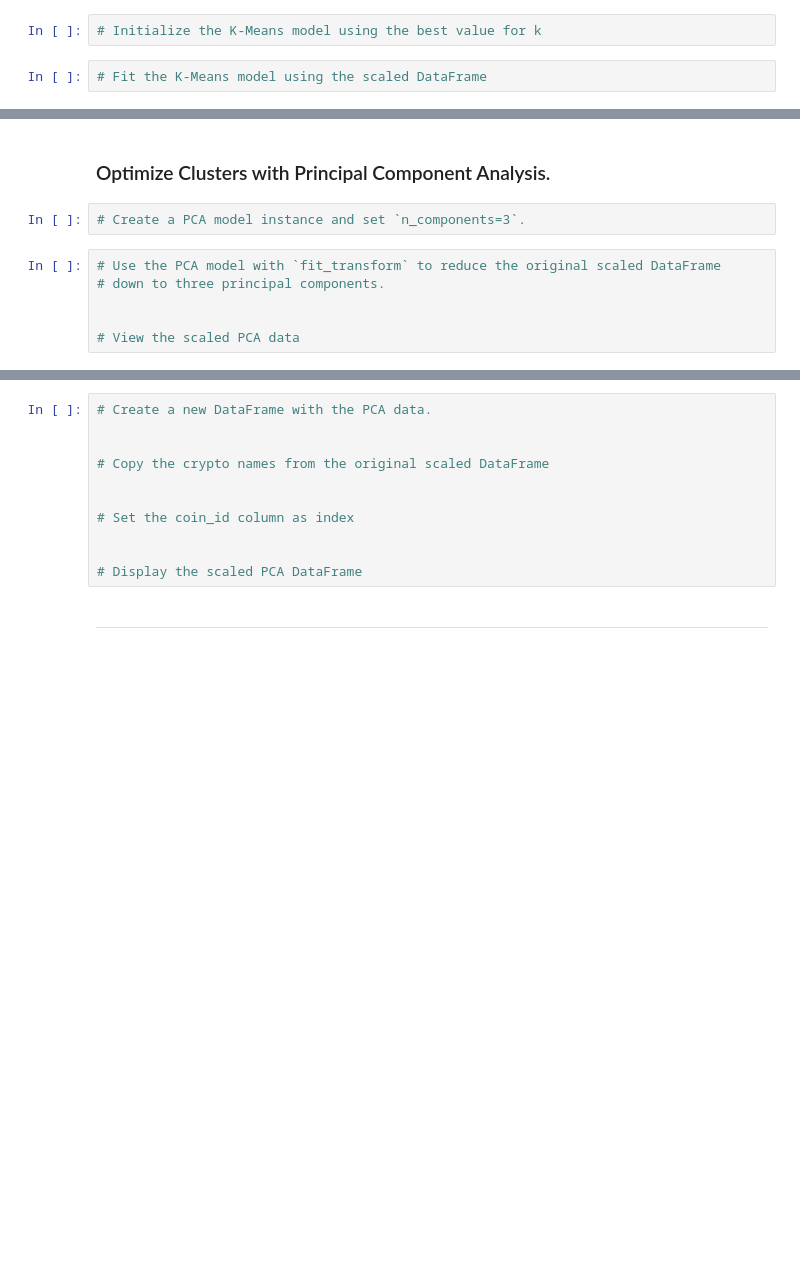
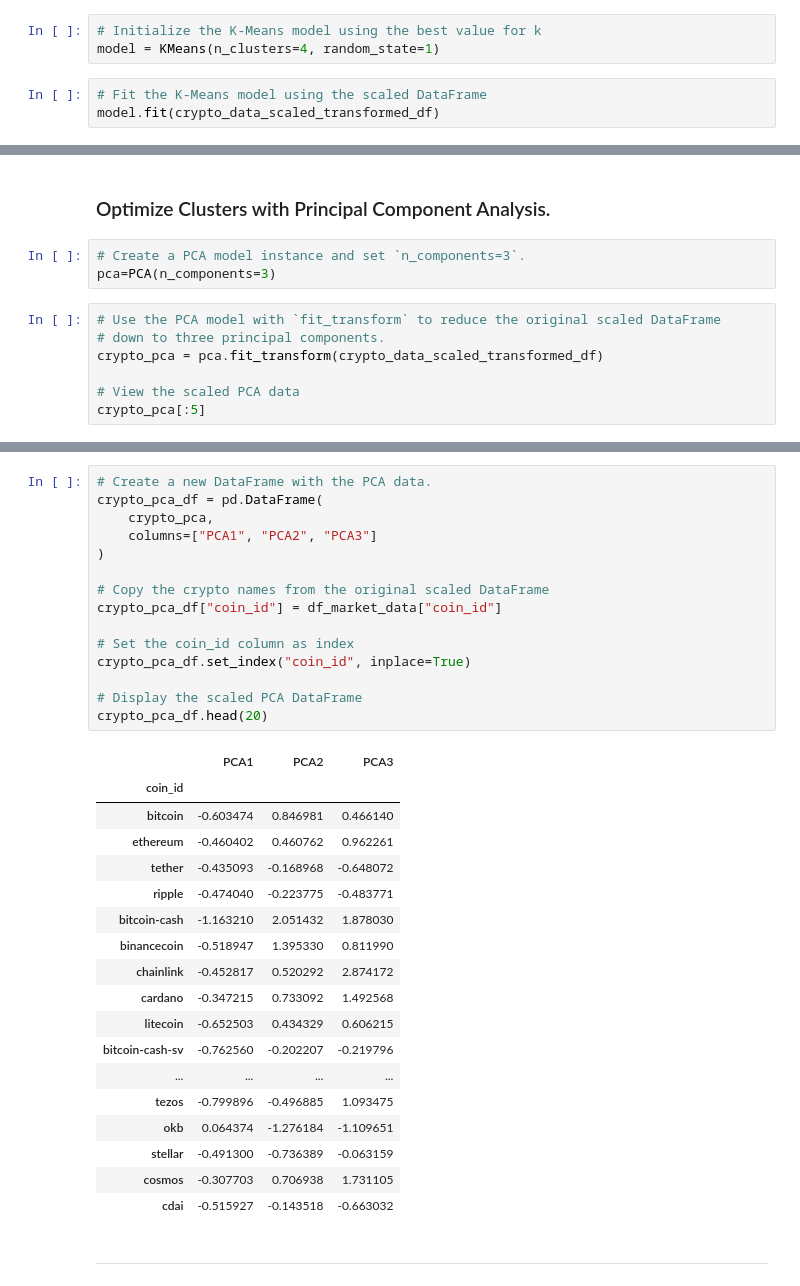
Before and after one commit to mascee/CryptoClustering, a Jupyter notebook: Crypto_Clustering.ipynb, the cells around one changed output, grey strips where cells are left out. Saved outputs shown, nothing was run; the diff lists cells and outputs as text; blank space fills up the shorter version.

```diff
--- a/Crypto_Clustering.ipynb
+++ b/Crypto_Clustering.ipynb
@@ -113,5 +148,7 @@ crypto_data_transformed_df = pd.DataFrame(crypto_data_scaled)
 ### Cluster Cryptocurrencies with K-means Using the Original Scaled DataFrame
 # %%
 # Initialize the K-Means model using the best value for k
+model = KMeans(n_clusters=4, random_state=1)
 # %%
 # Fit the K-Means model using the scaled DataFrame
+model.fit(crypto_data_scaled_transformed_df)
@@ -139,9 +200,11 @@ crypto_data_transformed_df = pd.DataFrame(crypto_data_scaled)
 ### Optimize Clusters with Principal Component Analysis.
 # %%
 # Create a PCA model instance and set `n_components=3`.
+pca=PCA(n_components=3)
 # %%
 # Use the PCA model with `fit_transform` to reduce the original scaled DataFrame
 # down to three principal components.
-
+crypto_pca = pca.fit_transform(crypto_data_scaled_transformed_df)
 
 # View the scaled PCA data
+crypto_pca[:5]
@@ -157,14 +233,37 @@ crypto_data_transformed_df = pd.DataFrame(crypto_data_scaled)
 # %%
 # Create a new DataFrame with the PCA data.
-
+crypto_pca_df = pd.DataFrame(
+    crypto_pca,
+    columns=["PCA1", "PCA2", "PCA3"]
+)
 
 # Copy the crypto names from the original scaled DataFrame
-
+crypto_pca_df["coin_id"] = df_market_data["coin_id"]
 
 # Set the coin_id column as index
-
+crypto_pca_df.set_index("coin_id", inplace=True)
 
 # Display the scaled PCA DataFrame
+crypto_pca_df.head(20)
+# %% [output]
+|  | PCA1 | PCA2 | PCA3 |
+| coin_id |  |  |  |
+| bitcoin | -0.603474 | 0.846981 | 0.466140 |
+| ethereum | -0.460402 | 0.460762 | 0.962261 |
+| tether | -0.435093 | -0.168968 | -0.648072 |
+| ripple | -0.474040 | -0.223775 | -0.483771 |
+| bitcoin-cash | -1.163210 | 2.051432 | 1.878030 |
+| binancecoin | -0.518947 | 1.395330 | 0.811990 |
+| chainlink | -0.452817 | 0.520292 | 2.874172 |
+| cardano | -0.347215 | 0.733092 | 1.492568 |
+| litecoin | -0.652503 | 0.434329 | 0.606215 |
+| bitcoin-cash-sv | -0.762560 | -0.202207 | -0.219796 |
+| ... | ... | ... | ... |
+| tezos | -0.799896 | -0.496885 | 1.093475 |
+| okb | 0.064374 | -1.276184 | -1.109651 |
+| stellar | -0.491300 | -0.736389 | -0.063159 |
+| cosmos | -0.307703 | 0.706938 | 1.731105 |
+| cdai | -0.515927 | -0.143518 | -0.663032 |
 # %% [markdown]
 ---
 # %% [markdown]
```
Also changed, not shown: parts of 27 cells of this notebook.
